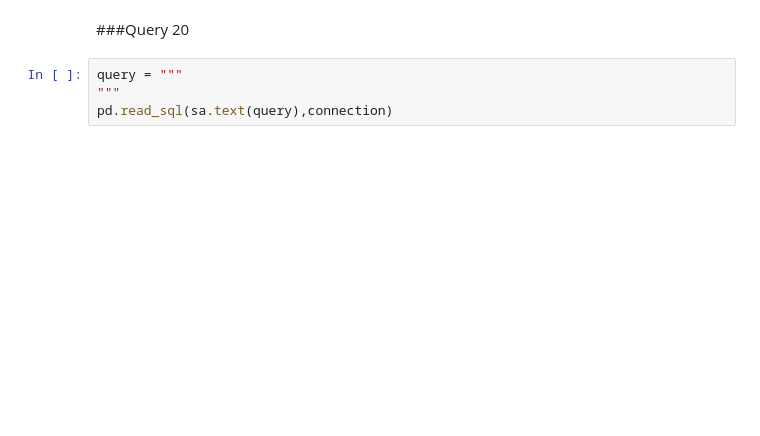
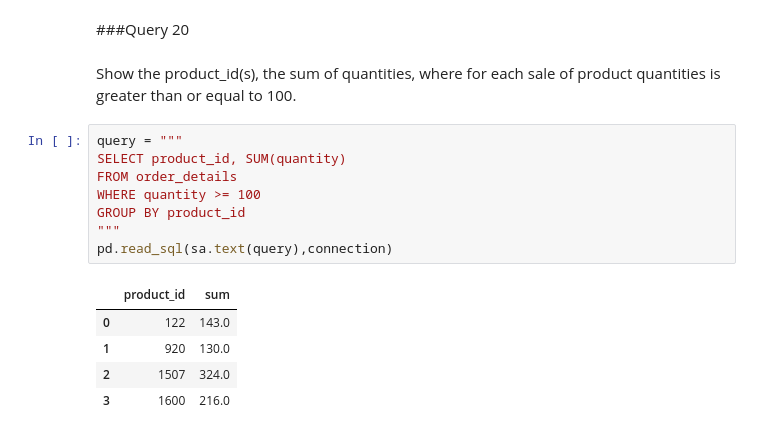
Before and after one commit to sarahajbane/colab_workbook_templates, a Jupyter notebook: MS_unicorn_project.ipynb, the cells around one changed output. Cells and saved outputs as stored; diff of their text form; blank space fills up the shorter version.

```diff
--- a/MS_unicorn_project.ipynb
+++ b/MS_unicorn_project.ipynb
@@ -395,6 +461,18 @@ pd.read_sql(sa.text(query),connection)
 # %% [markdown]
 ###Query 20
+# %% [markdown]
+Show the product_id(s), the sum of quantities, where for each sale of product quantities is greater than or equal to 100.
 # %%
 query = """
+SELECT product_id, SUM(quantity)
+FROM order_details
+WHERE quantity >= 100
+GROUP BY product_id
 """
 pd.read_sql(sa.text(query),connection)
+# %% [output]
+|  | product_id | sum |
+| 0 | 122 | 143.0 |
+| 1 | 920 | 130.0 |
+| 2 | 1507 | 324.0 |
+| 3 | 1600 | 216.0 |
```
Also changed, not shown: parts of 12 cells of this notebook.
